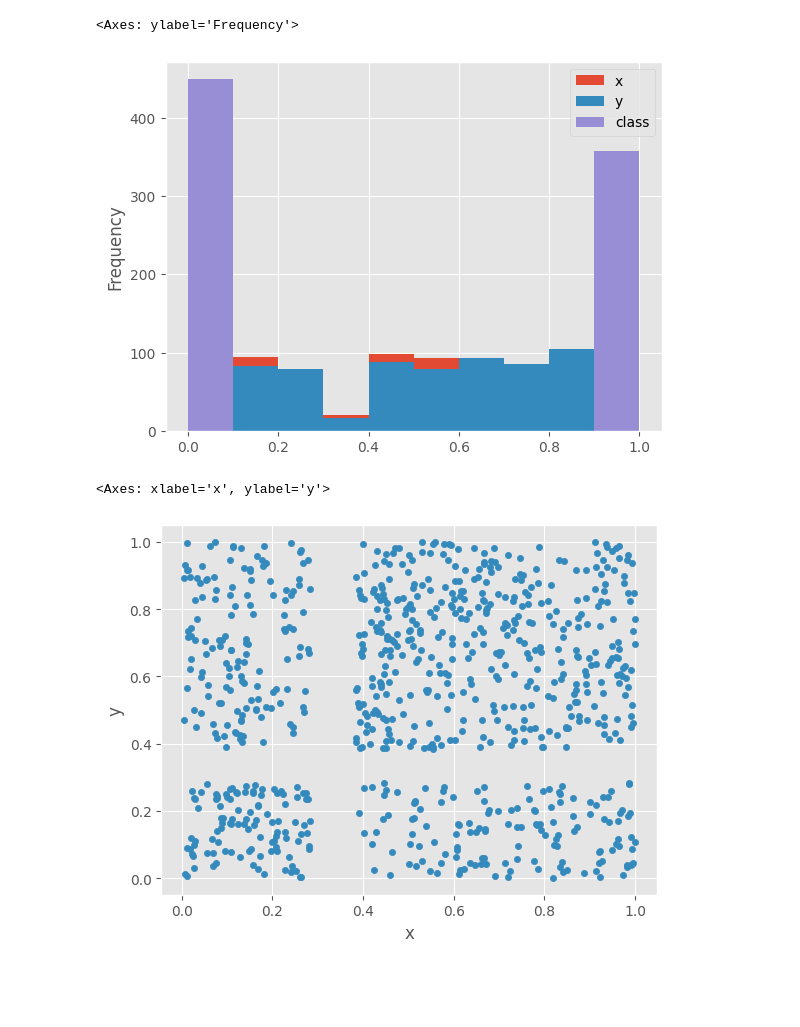
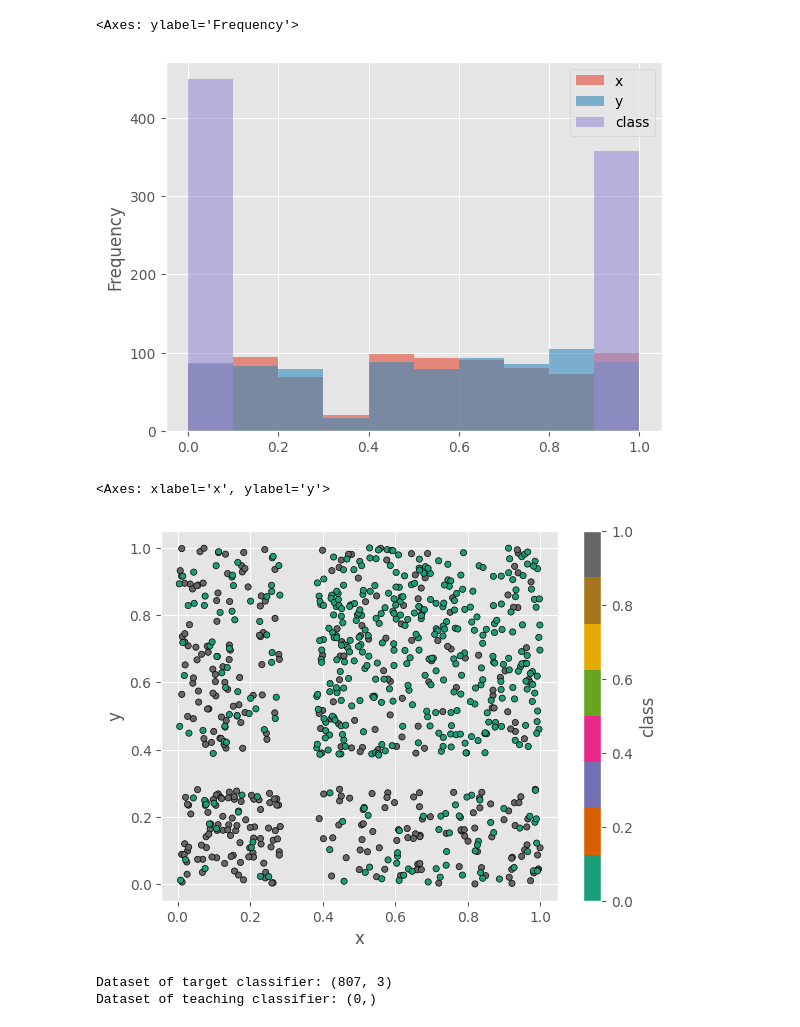
Before and after one commit to csjiet/KNN-teaching, a Jupyter notebook: main.ipynb, the cells around one changed output. Drawn from its saved outputs; the diff is of its cells as text; code cells hidden in the pictures; blank space fills up the shorter version.

```diff
--- a/main.ipynb
+++ b/main.ipynb
@@ -25,43 +45,28 @@ df = pd.read_csv('hw5data.txt', sep= ' ', names= ['x','y', 'class'])
 # %%
-df.plot(kind= 'hist')
+df.plot(kind= 'hist', alpha=0.6)
 # %% [output]
 <Axes: ylabel='Frequency'>
-[figure, old version]
+[figure, new version]
 # %%
-df.plot(x= 'x', y = 'y', kind= 'scatter')
+df.plot(x= 'x', y = 'y', c='class', kind= 'scatter', colormap= 'Dark2', edgecolor='k')
 # %% [output]
 <Axes: xlabel='x', ylabel='y'>
-[figure, old version]
+[figure, new version]
 # %%
 # Create a dense 2D grid of data points
-mesh_X, mesh_Y = np.mgrid[0:8:10j,0:8:10j]
+mesh_X, mesh_Y = np.mgrid[0:1:30j,0:1:30j]
+
+n = 20
+k = 1
 
 # Target classifier, g: It has a array P which is the classifier computed using all points in P (hw5data.txt).
+P = df.to_numpy()
+print(f'Dataset of target classifier: {P.shape}')
 
 # Teaching/ student classifier, f: It has a array D which picks elements from P (hw5data.txt) D is a
 # subset or proper set of P, which holds the data points we want to include in teaching.
-
-# We than use the dense grid to map it onto both the target classifier and teaching classifier. This generates
-# feature vectors (x_{1}, x_{2}, y) with the same dimensions.
-
-# Both feature vectors are fed into the disagreement function, which compares each dense grid points correspondingly
-# by comparing their corresponding
-# f(x') - computed from teaching classifier, and y' - computed from target classifiers which is defined in the disagreement function.
-# Return the result of the unified cost function.
-
-# Use that cost function result to do enumeration and greedy respectively.
-
-# Map the dense 2D grid to the target classifier, since we will be using it for all comparisons.
-
-# Enumeration
-
-# Define n
-# Create a dataset enumeration function that takes in argument: n - size of teaching set
-# Call the itertools.combination function, and find all combinations of list of n data points, which will form the teaching set.
-# For each combination of teaching set, run KNN, and map the dense 2D grid; take both 2D grids into the disagreement function.
-# Only keep the list of n data points with the least "cost" in the disagreement function.
-
-# Greedy
-# Randomly pick a data point to make the teaching set's size = 1.
-# Iterate over each point in the pool, and store the data point that yields the smallest disagreement function value into the teaching set
-# Repeat until the teaching set, D reaches size n
+D = np.array([])
+print(f'Dataset of teaching classifier: {D.shape}')
+# %% [output]
+Dataset of target classifier: (807, 3)
+Dataset of teaching classifier: (0,)
```
Also changed, not shown: parts of 7 cells of this notebook.
